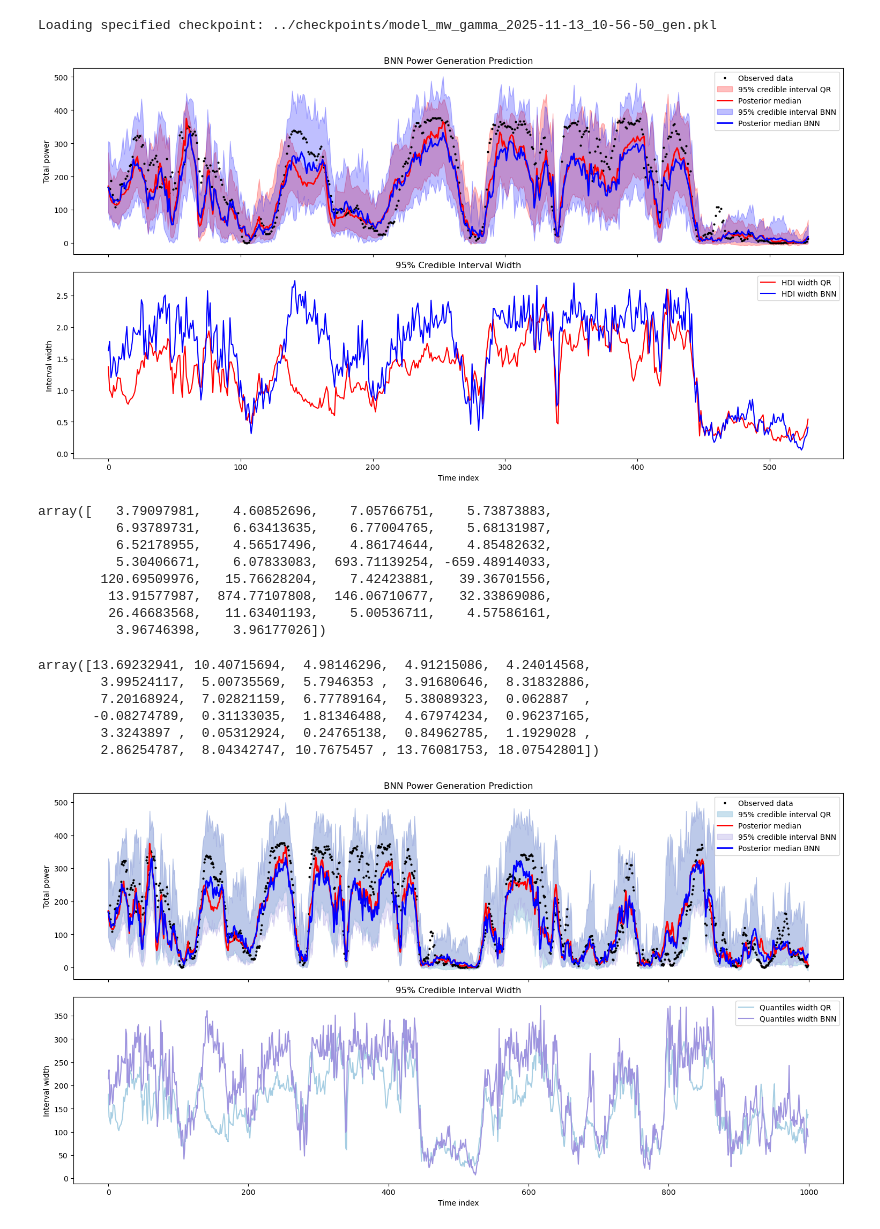
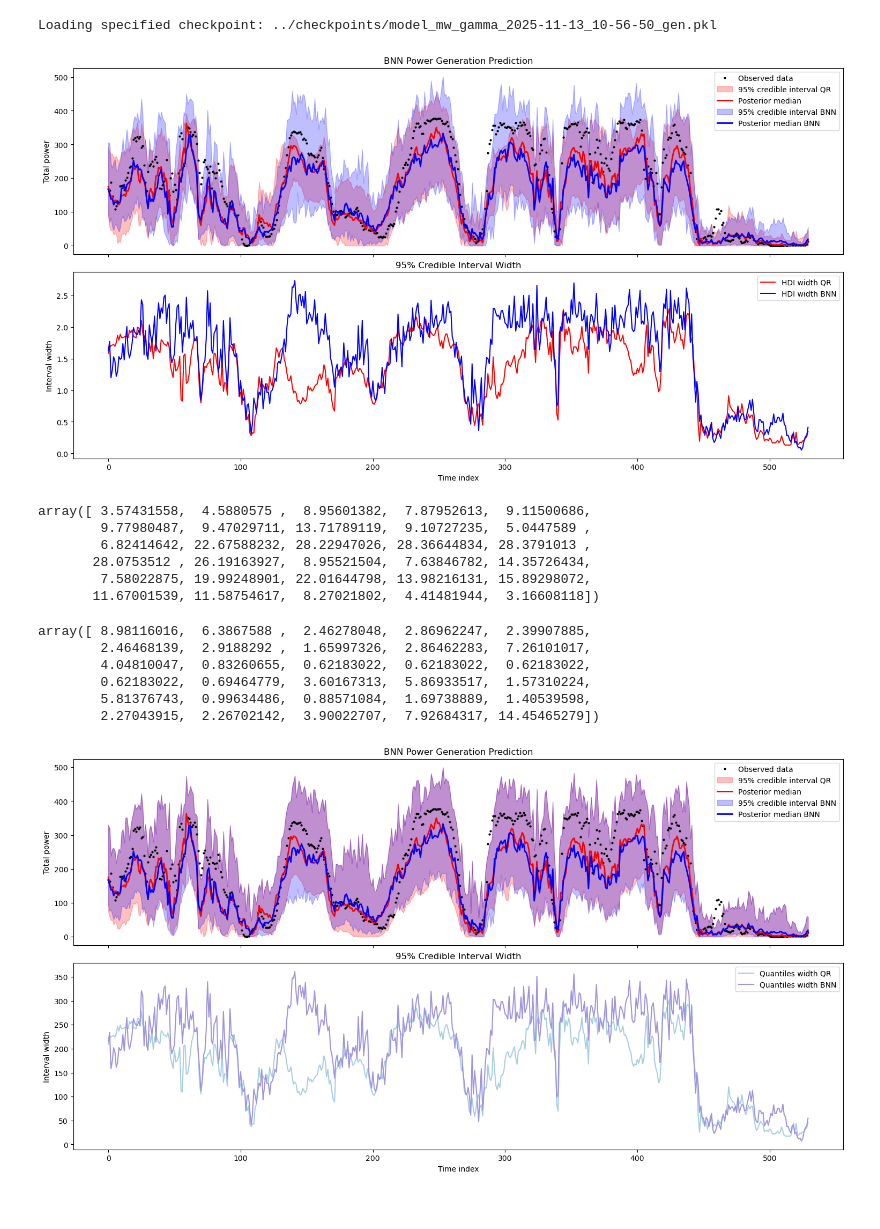
Before and after one commit to noemiwbr/master_thesis, a Jupyter notebook: notebooks/windpower_forecast_detQuantile.ipynb, the cells around one changed output. Cells and saved outputs as stored; diff of their text form; code cells hidden in the pictures.

```diff
--- a/notebooks/windpower_forecast_detQuantile.ipynb
+++ b/notebooks/windpower_forecast_detQuantile.ipynb
@@ -119,7 +123,11 @@ def quantile_loss(preds, target, quantiles=(0.025, 0.5, 0.975)):
 
     # Pinball loss:
     loss = torch.maximum(quantiles * diff, (quantiles - 1) * diff)
-    return loss.mean()
+    return torch.mean(torch.mean(loss, dim=1))  # TODO sum or mean??
+
+
+def phys_penalty(q, lam=1):
+    return lam * torch.mean(torch.relu(-q) ** 2)
 # %%
 quantiles = np.linspace(0, 1, 51)
 nn_model_quantile = WindPowerQuantile(num_features, quantiles)
@@ -428,30 +478,28 @@ ax2.legend()
 
 plt.show()
 # %% [output]
-[figure, old version]
+[figure, new version]
 # %%
 width[500:530] / medians[500:530]
 # %% [output]
-array([   3.79097981,    4.60852696,    7.05766751,    5.73873883,
-          6.93789731,    6.63413635,    6.77004765,    5.68131987,
-          6.52178955,    4.56517496,    4.86174644,    4.85482632,
-          5.30406671,    6.07833083,  693.71139254, -659.48914033,
-        120.69509976,   15.76628204,    7.42423881,   39.36701556,
-         13.91577987,  874.77107808,  146.06710677,   32.33869086,
-         26.46683568,   11.63401193,    5.00536711,    4.57586161,
-          3.96746398,    3.96177026])
+array([ 3.57431558,  4.5880575 ,  8.95601382,  7.87952613,  9.11500686,
+        9.77980487,  9.47029711, 13.71789119,  9.10727235,  5.0447589 ,
+        6.82414642, 22.67588232, 28.22947026, 28.36644834, 28.3791013 ,
+       28.0753512 , 26.19163927,  8.95521504,  7.63846782, 14.35726434,
+        7.58022875, 19.99248901, 22.01644798, 13.98216131, 15.89298072,
+       11.67001539, 11.58754617,  8.27021802,  4.41481944,  3.16608118])
 # %%
 medians[500:530]
 # %% [output]
-array([13.69232941, 10.40715694,  4.98146296,  4.91215086,  4.24014568,
-        3.99524117,  5.00735569,  5.7946353 ,  3.91680646,  8.31832886,
-        7.20168924,  7.02821159,  6.77789164,  5.38089323,  0.062887  ,
-       -0.08274789,  0.31133035,  1.81346488,  4.67974234,  0.96237165,
-        3.3243897 ,  0.05312924,  0.24765138,  0.84962785,  1.1929028 ,
-        2.86254787,  8.04342747, 10.7675457 , 13.76081753, 18.07542801])
+array([ 8.98116016,  6.3867588 ,  2.46278048,  2.86962247,  2.39907885,
+        2.46468139,  2.9188292 ,  1.65997326,  2.86462283,  7.26101017,
+        4.04810047,  0.83260655,  0.62183022,  0.62183022,  0.62183022,
+        0.62183022,  0.69464779,  3.60167313,  5.86933517,  1.57310224,
+        5.81376743,  0.99634486,  0.88571084,  1.69738889,  1.40539598,
+        2.27043915,  2.26702142,  3.90022707,  7.92684317, 14.45465279])
 # %%
 # CI based on quantiles
-n_plot = 1000
+n_plot = 530
 
 fig, axes = plt.subplots(nrows=2, figsize=(15, 8), sharex=True, constrained_layout=True)
 
@@ -462,8 +510,8 @@ ax.fill_between(
     np.arange(n_plot),
     q025_qr[:n_plot],
     q975_bnn[:n_plot],
-    color="#A6CEE3",
-    alpha=0.6,
+    color="red",
+    alpha=0.25,
     label="95% credible interval QR",
 )
 
@@ -479,37 +527,37 @@ ax.fill_between(
     np.arange(n_plot),
     q025_bnn[:n_plot],
     q975_bnn[:n_plot],
-    color="#9E94DF",
-    alpha=0.3,
+    color="blue",
+    alpha=0.25,
     label="95% credible interval BNN",
 )
 
 ax.plot(median_bnn[:n_plot], color="blue", label="Posterior median BNN", lw=2)
 
 ax.set(
     ylabel="Total power",
     title="BNN Power Generation Prediction",
 )
 ax.legend()
 
 
 # Compute interval width
 width = hdis[:n_plot, 1] - hdis[:n_plot, 0]
 width_bnn = hdi_bnn[:n_plot, 1] - hdi_bnn[:n_plot, 0]
 ax2 = axes[1]
 ax2.plot(width, color="#A6CEE3", label="Quantiles width QR")
 ax2.plot(width_bnn, color="#9E94DF", label="Quantiles width BNN")
 ax2.set(
     xlabel="Time index",
     ylabel="Interval width",
     title="95% Credible Interval Width",
 )
 ax2.legend()
 
 
 plt.show()
 # %% [output]
-[figure, old version]
+[figure, new version]
 # %%
 quantiles_plot = [0.05, 0.25, 0.50, 0.75, 0.95]
 n_plot = 100
```
Also changed, not shown: parts of 20 cells of this notebook, 3 other files.
